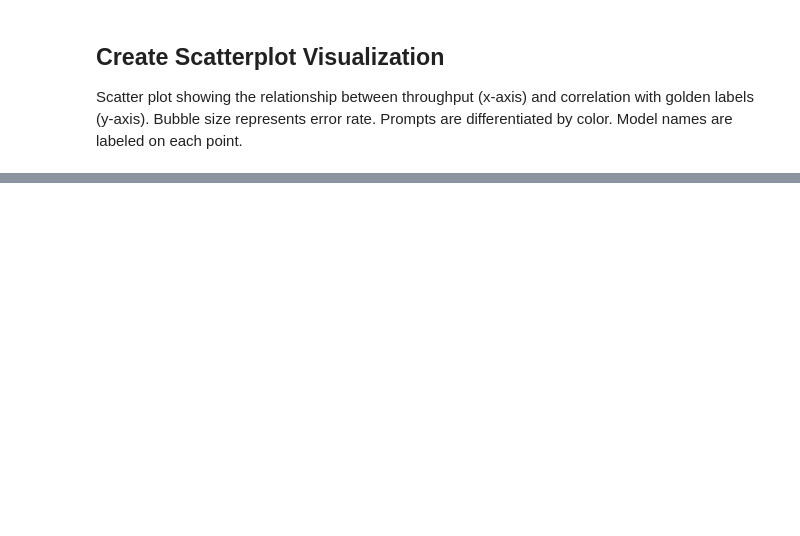
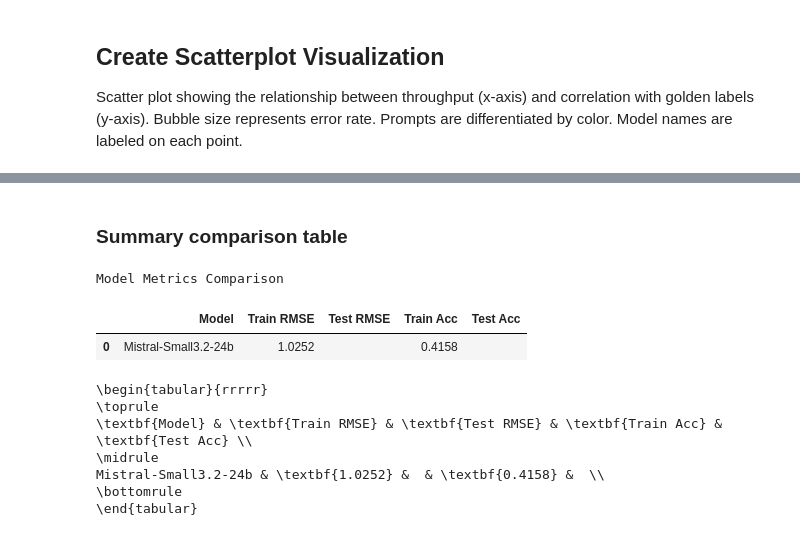
Before and after one commit to itzTerra/vis-desc, a Jupyter notebook: modules/lab/src/evaluation/llm/llm.ipynb, the cells around one changed output, grey strips where cells are left out. Drawn from its saved outputs; the diff is of its cells as text; code cells hidden in the pictures; blank space fills up the shorter version.

```diff
--- a/modules/lab/src/evaluation/llm/llm.ipynb
+++ b/modules/lab/src/evaluation/llm/llm.ipynb
@@ -233,0 +480,32 @@ gpt-oss-120b                                   0.766       0.386       0.000
+# %%
+# Create core visualization models for selected configuration
+multiple_models = []
+for sd in filtered_score_data:
+    train_outputs = (
+        to_int_0_5(sd.train_scores)
+        if sd.train_scores is not None and sd.train_scores.size > 0
+        else None
+    )
+    test_outputs = (
+        to_int_0_5(sd.test_scores)
+        if sd.test_scores is not None and sd.test_scores.size > 0
+        else None
+    )
+
+    if train_outputs is not None or test_outputs is not None:
+        converted = llm_metrics_to_core(
+            predictions=train_outputs,
+            labels=sd.y_train if train_outputs is not None else None,
+            test_predictions=test_outputs,
+            test_labels=sd.y_test if test_outputs is not None else None,
+            model_name=sd.model_name,
+        )
+        multiple_models.append(converted)
+
+print(
+    f"Loaded {len(multiple_models)} model(s) from configuration {SELECTED_CONFIG_IDX}"
+)
+for m in multiple_models:
+    train_status = "✓" if m.train is not None else "✗"
+    test_status = "✓" if m.test is not None else "✗"
+    print(f"  - {m.model} [Train: {train_status}, Test: {test_status}]")
@@ -233,0 +527,26 @@ gpt-oss-120b                                   0.766       0.386       0.000
+# %% [markdown]
+### Summary comparison table
+# %%
+if multiple_models:
+    model_names = [m.model for m in multiple_models]
+    model_groups, show_large_variants = get_llm_model_groups(model_names)
+    df_metrics_summary = vis_all_models_tables(
+        multiple_models,
+        ["RMSE", "Acc"],
+        ["Train", "Test"],
+        model_groups,
+        show_large_variants,
+    )
+    latex_table = format_metrics_for_latex(df_metrics_summary)
+    print(latex_table)
+# %% [output]
+Model Metrics Comparison
+|  | Model | Train RMSE | Test RMSE | Train Acc | Test Acc |
+| 0 | Mistral-Small3.2-24b | 1.0252 |  | 0.4158 |  |
+\begin{tabular}{rrrrr}
+\toprule
+\textbf{Model} & \textbf{Train RMSE} & \textbf{Test RMSE} & \textbf{Train Acc} & \textbf{Test Acc} \\
+\midrule
+Mistral-Small3.2-24b & \textbf{1.0252} &  & \textbf{0.4158} &  \\
+\bottomrule
+\end{tabular}
```
Also changed, not shown: parts of 18 cells of this notebook, 9 other files.
